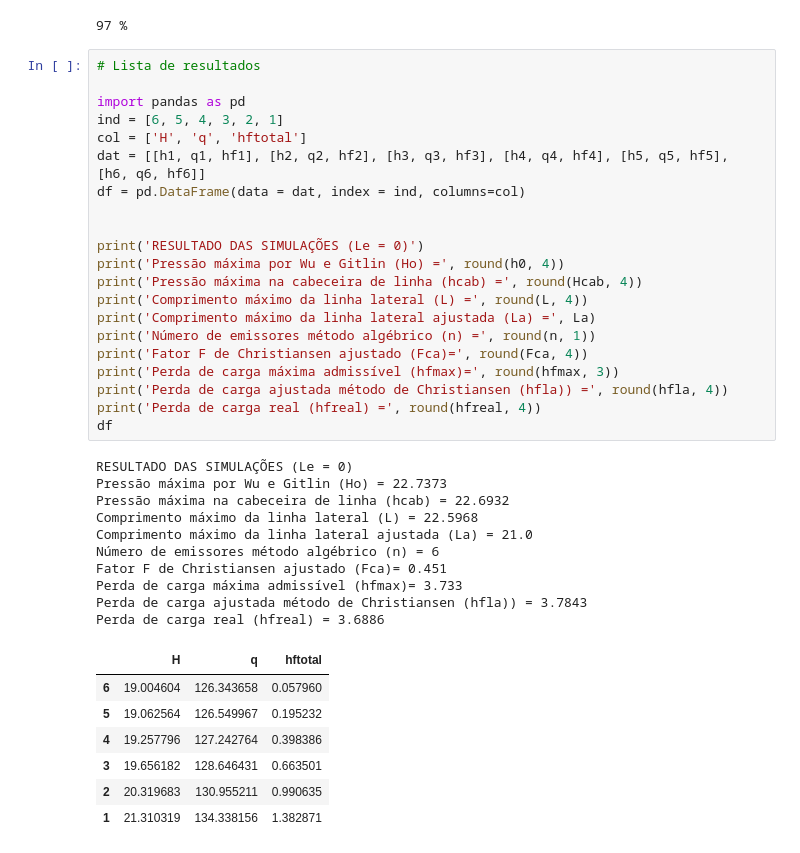
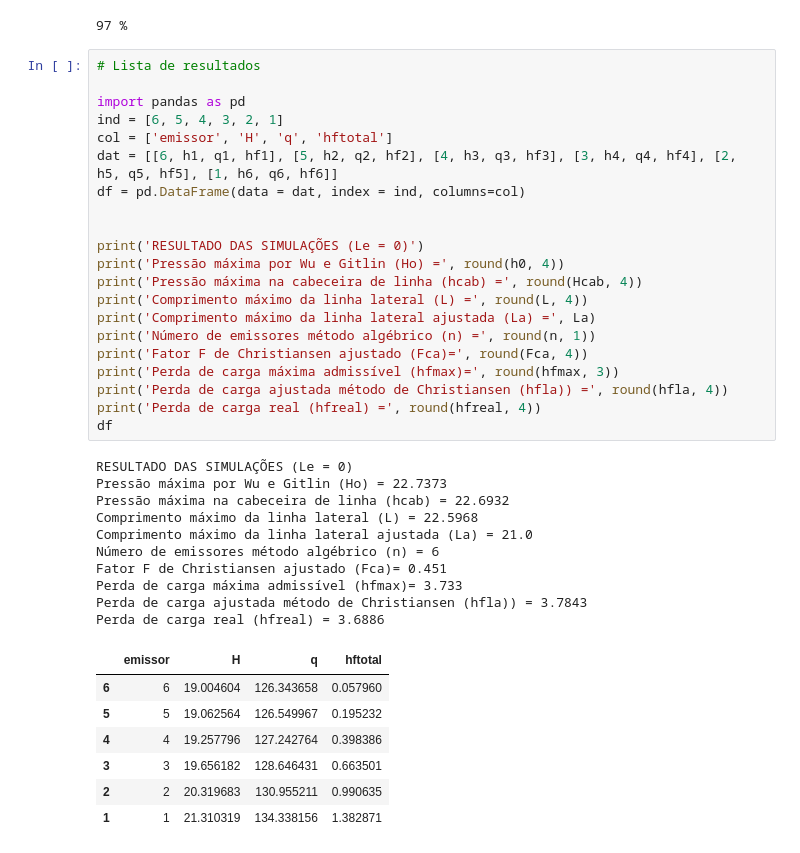
Before and after one commit to EuCaduSilva/calc-Linha-lateral-em-nivel-hidraulica, a Jupyter notebook: calculadora linha em nível.ipynb, the cells around one changed output. Saved outputs shown, nothing was run; the diff lists cells and outputs as text.

```diff
--- a/calculadora linha em nível.ipynb
+++ b/calculadora linha em nível.ipynb
@@ -409,42 +409,42 @@ print(int(cue_le),'%')
 # %%
 # Lista de resultados
 
 import pandas as pd
 ind = [6, 5, 4, 3, 2, 1]
-col = ['H', 'q', 'hftotal']
-dat = [[h1, q1, hf1], [h2, q2, hf2], [h3, q3, hf3], [h4, q4, hf4], [h5, q5, hf5], [h6, q6, hf6]]
+col = ['emissor', 'H', 'q', 'hftotal']
+dat = [[6, h1, q1, hf1], [5, h2, q2, hf2], [4, h3, q3, hf3], [3, h4, q4, hf4], [2, h5, q5, hf5], [1, h6, q6, hf6]]
 df = pd.DataFrame(data = dat, index = ind, columns=col)
 
 
 print('RESULTADO DAS SIMULAÇÕES (Le = 0)')
 print('Pressão máxima por Wu e Gitlin (Ho) =', round(h0, 4))
 print('Pressão máxima na cabeceira de linha (hcab) =', round(Hcab, 4))
 print('Comprimento máximo da linha lateral (L) =', round(L, 4))
 print('Comprimento máximo da linha lateral ajustada (La) =', La)
 print('Número de emissores método algébrico (n) =', round(n, 1))
 print('Fator F de Christiansen ajustado (Fca)=', round(Fca, 4))
 print('Perda de carga máxima admissível (hfmax)=', round(hfmax, 3))
 print('Perda de carga ajustada método de Christiansen (hfla)) =', round(hfla, 4))
 print('Perda de carga real (hfreal) =', round(hfreal, 4))
 df
 # %% [output]
 RESULTADO DAS SIMULAÇÕES (Le = 0)
 Pressão máxima por Wu e Gitlin (Ho) = 22.7373
 Pressão máxima na cabeceira de linha (hcab) = 22.6932
 Comprimento máximo da linha lateral (L) = 22.5968
 Comprimento máximo da linha lateral ajustada (La) = 21.0
 Número de emissores método algébrico (n) = 6
 Fator F de Christiansen ajustado (Fca)= 0.451
 Perda de carga máxima admissível (hfmax)= 3.733
 Perda de carga ajustada método de Christiansen (hfla)) = 3.7843
 Perda de carga real (hfreal) = 3.6886
-|  | H | q | hftotal |
-| 6 | 19.004604 | 126.343658 | 0.057960 |
-| 5 | 19.062564 | 126.549967 | 0.195232 |
-| 4 | 19.257796 | 127.242764 | 0.398386 |
-| 3 | 19.656182 | 128.646431 | 0.663501 |
-| 2 | 20.319683 | 130.955211 | 0.990635 |
-| 1 | 21.310319 | 134.338156 | 1.382871 |
+|  | emissor | H | q | hftotal |
+| 6 | 6 | 19.004604 | 126.343658 | 0.057960 |
+| 5 | 5 | 19.062564 | 126.549967 | 0.195232 |
+| 4 | 4 | 19.257796 | 127.242764 | 0.398386 |
+| 3 | 3 | 19.656182 | 128.646431 | 0.663501 |
+| 2 | 2 | 20.319683 | 130.955211 | 0.990635 |
+| 1 | 1 | 21.310319 | 134.338156 | 1.382871 |
 # %%
 # Lista de resultados
 
```
Also changed, not shown: parts of 2 cells of this notebook.
